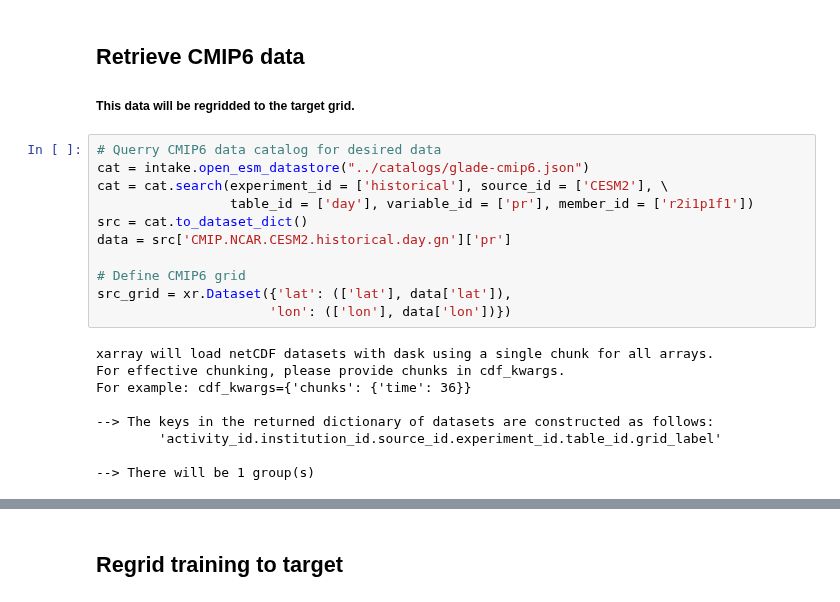
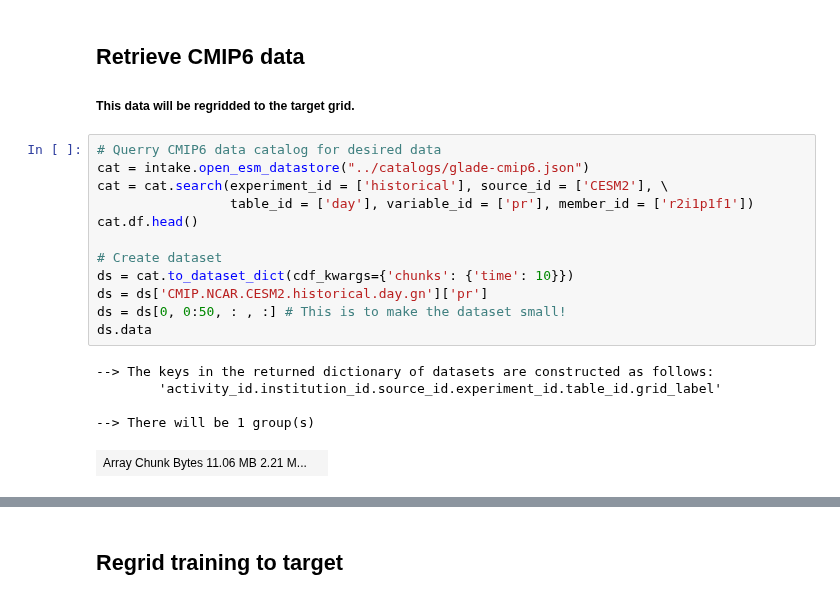
Before and after one commit to EricKeenan/cmip6-downscalling, a Jupyter notebook: notebooks/Regrid.ipynb, the cells around one changed output, grey strips where cells are left out. Drawn from its saved outputs; the diff is of its cells as text.

```diff
--- a/notebooks/Regrid.ipynb
+++ b/notebooks/Regrid.ipynb
@@ -30,20 +28,18 @@ tgt_grid = xr.Dataset({'lat': (['lat'], target['lat']),
 # %%
 # Querry CMIP6 data catalog for desired data
 cat = intake.open_esm_datastore("../catalogs/glade-cmip6.json")
 cat = cat.search(experiment_id = ['historical'], source_id = ['CESM2'], \
                  table_id = ['day'], variable_id = ['pr'], member_id = ['r2i1p1f1'])
-src = cat.to_dataset_dict()
-data = src['CMIP.NCAR.CESM2.historical.day.gn']['pr']
+cat.df.head()
 
-# Define CMIP6 grid
-src_grid = xr.Dataset({'lat': (['lat'], data['lat']),
-                      'lon': (['lon'], data['lon'])})
+# Create dataset
+ds = cat.to_dataset_dict(cdf_kwargs={'chunks': {'time': 10}})
+ds = ds['CMIP.NCAR.CESM2.historical.day.gn']['pr']
+ds = ds[0, 0:50, : , :] # This is to make the dataset small!
+ds.data
 # %% [output]
-xarray will load netCDF datasets with dask using a single chunk for all arrays.
-For effective chunking, please provide chunks in cdf_kwargs.
-For example: cdf_kwargs={'chunks': {'time': 36}}
-
 --> The keys in the returned dictionary of datasets are constructed as follows:
         'activity_id.institution_id.source_id.experiment_id.table_id.grid_label'
 
 --> There will be 1 group(s)
+| Array Chunk Bytes 11.06 MB 2.21 M... |  |
```
Also changed, not shown: parts of 8 cells of this notebook, 3 other files.
